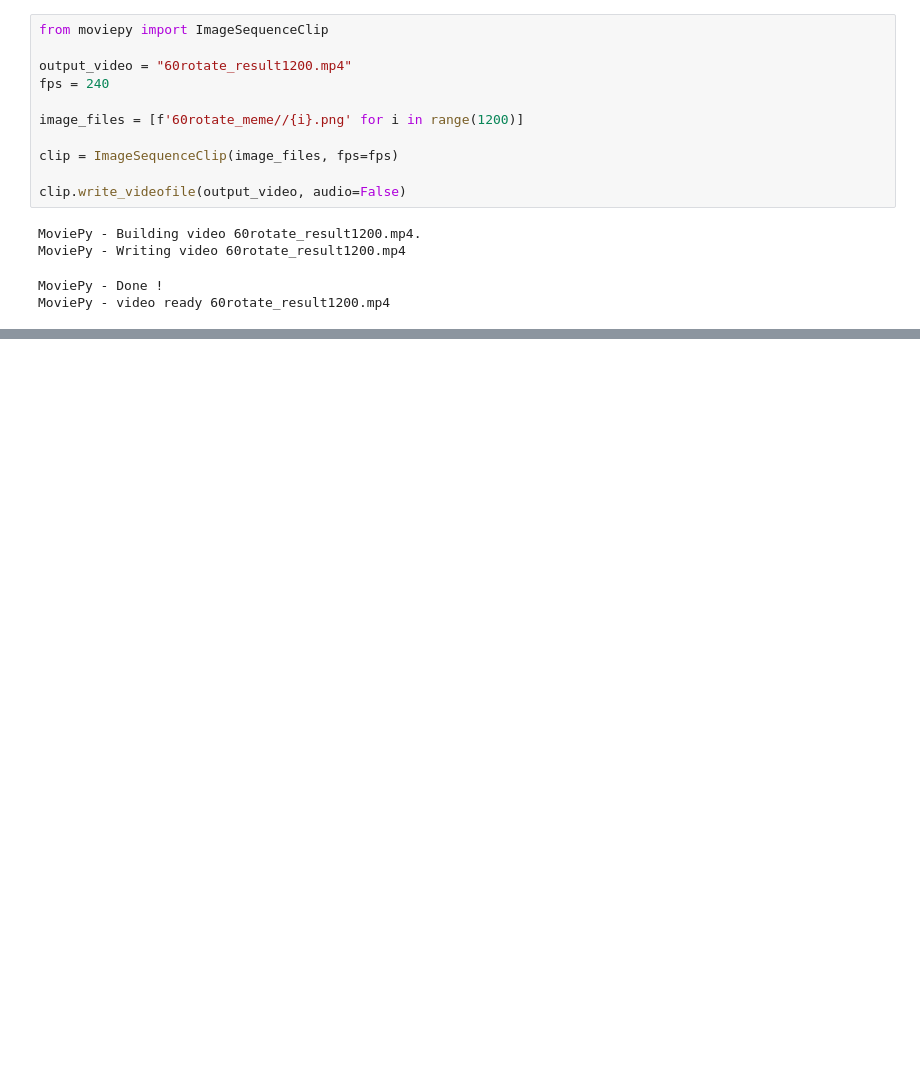
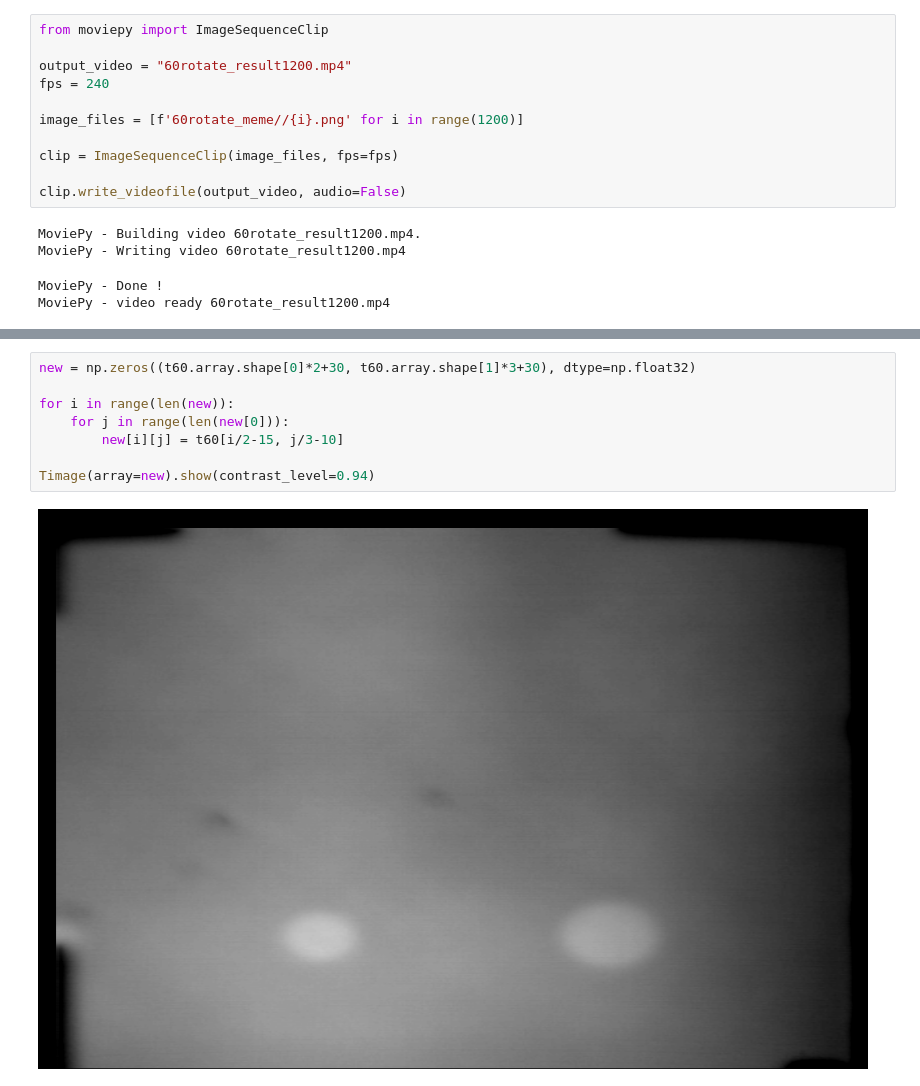
Before and after one commit to RenderAlien/thermograms, a Jupyter notebook: main.ipynb, the cells around one changed output, grey strips where cells are left out. Drawn from its saved outputs; the diff is of its cells as text; blank space fills up the shorter version.

```diff
--- a/main.ipynb
+++ b/main.ipynb
@@ -73,0 +119,10 @@ t60.defect_map(radius=3, stddev=1.5, contrast_level=0.998).show()
+# %%
+new = np.zeros((t60.array.shape[0]*2+30, t60.array.shape[1]*3+30), dtype=np.float32)
+
+for i in range(len(new)):
+    for j in range(len(new[0])):
+        new[i][j] = t60[i/2-15, j/3-10]
+
+Timage(array=new).show(contrast_level=0.94)
+# %% [output]
+[figure, added]
```
Also changed, not shown: parts of 13 cells of this notebook, 2 other files.
